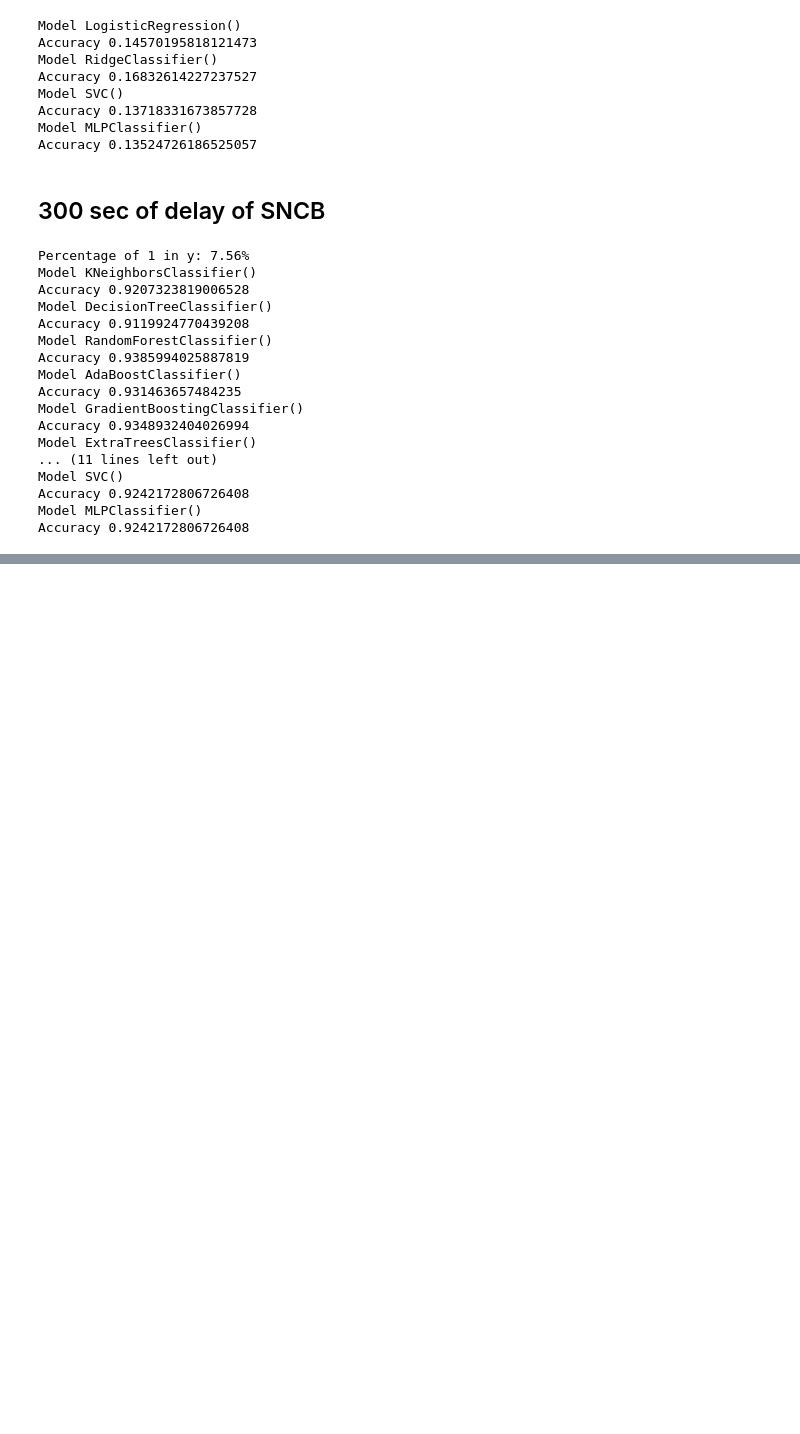
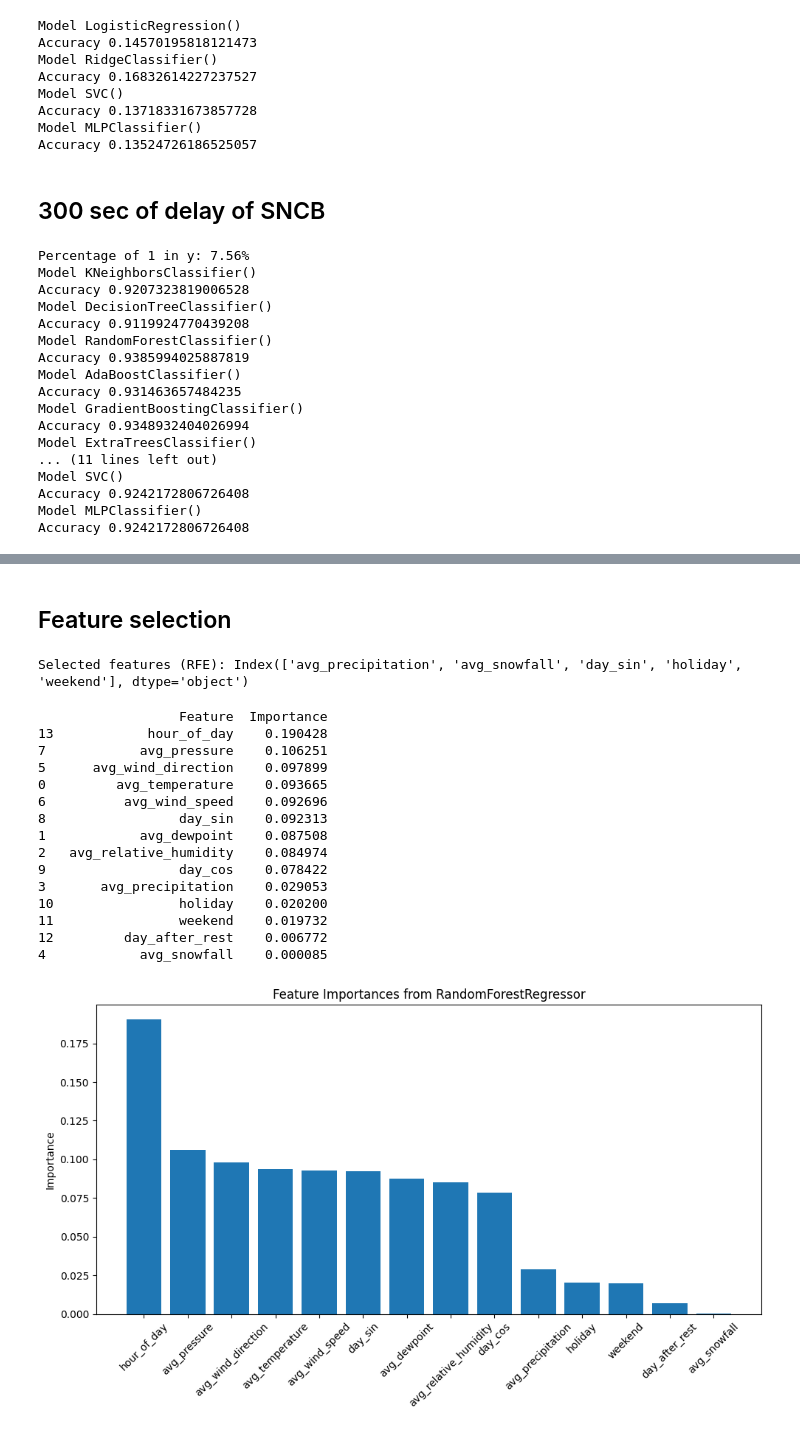
Before and after one commit to LeiY769/DataProject, a Jupyter notebook: Modeling/classifier.ipynb, the cells around one changed output, grey strips where cells are left out. Cells and saved outputs as stored; diff of their text form; code cells hidden in the pictures; blank space fills up the shorter version.

```diff
--- a/Modeling/classifier.ipynb
+++ b/Modeling/classifier.ipynb
@@ -355,0 +392,54 @@ Accuracy 0.7112512446067043
+# %% [markdown]
+## Feature selection
+# %%
+from sklearn.linear_model import LinearRegression
+from sklearn.feature_selection import RFE
+
+estimator = LinearRegression()
+
+rfe = RFE(estimator, n_features_to_select=5)
+rfe.fit(x, y)
+
+selected_features = x.columns[rfe.support_]
+print("Selected features (RFE):", selected_features)
+# %% [output]
+Selected features (RFE): Index(['avg_precipitation', 'avg_snowfall', 'day_sin', 'holiday', 'weekend'], dtype='object')
+# %%
+from sklearn.ensemble import RandomForestRegressor
+import numpy as np
+
+rf = RandomForestRegressor(random_state=0)
+rf.fit(x, y)
+
+importances = rf.feature_importances_
+importance_df = pd.DataFrame({
+    'Feature': x.columns,
+    'Importance': importances
+}).sort_values(by='Importance', ascending=False)
+
+print(importance_df)
+
+plt.figure(figsize=(10, 6))
+plt.bar(importance_df['Feature'], importance_df['Importance'])
+plt.title("Feature Importances from RandomForestRegressor")
+plt.xticks(rotation=45)
+plt.ylabel("Importance")
+plt.tight_layout()
+plt.show()
+# %% [output]
+                  Feature  Importance
+13            hour_of_day    0.190428
+7            avg_pressure    0.106251
+5      avg_wind_direction    0.097899
+0         avg_temperature    0.093665
+6          avg_wind_speed    0.092696
+8                 day_sin    0.092313
+1            avg_dewpoint    0.087508
+2   avg_relative_humidity    0.084974
+9                 day_cos    0.078422
+3       avg_precipitation    0.029053
+10                holiday    0.020200
+11                weekend    0.019732
+12         day_after_rest    0.006772
+4            avg_snowfall    0.000085
+[figure, added]
```
Also changed, not shown: parts of 4 cells of this notebook.
